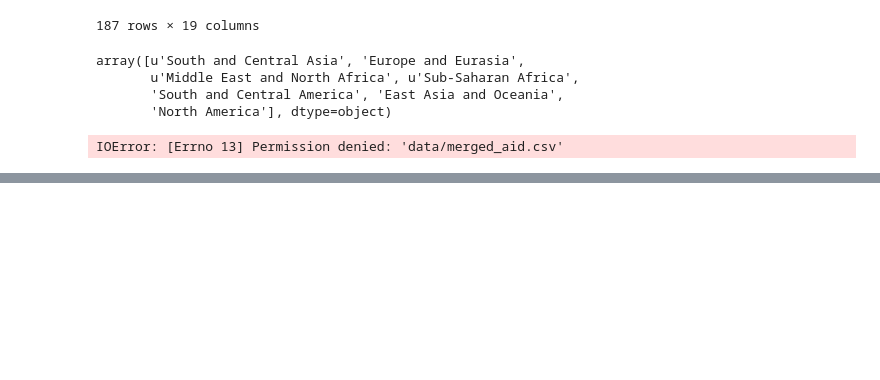
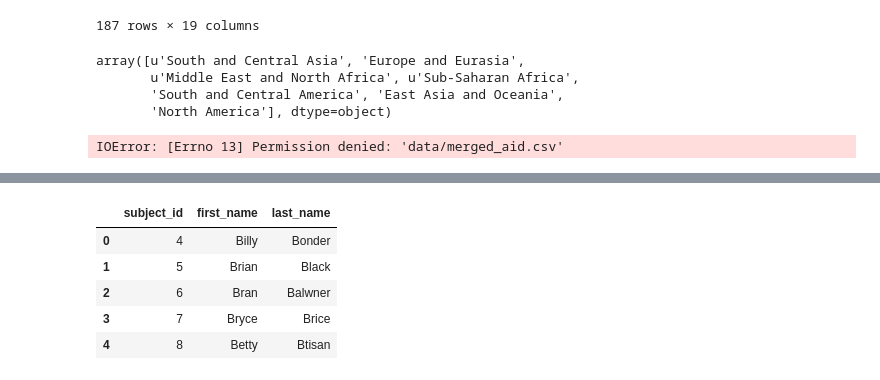
Before and after one commit to ds-proto/ds-proto.github.io, a Jupyter notebook: US_aid.ipynb, the cells around one changed output, grey strips where cells are left out. Cells and saved outputs as stored; diff of their text form; code cells hidden in the pictures; blank space fills up the shorter version.

```diff
--- a/US_aid.ipynb
+++ b/US_aid.ipynb
@@ -438,0 +502,14 @@ IOError: [Errno 13] Permission denied: 'data/merged_aid.csv'
+# %%
+raw_data = {
+        'subject_id': ['4', '5', '6', '7', '8'],
+        'first_name': ['Billy', 'Brian', 'Bran', 'Bryce', 'Betty'],
+        'last_name': ['Bonder', 'Black', 'Balwner', 'Brice', 'Btisan']}
+df_b = pd.DataFrame(raw_data, columns = ['subject_id', 'first_name', 'last_name'])
+df_b
+# %% [output]
+|  | subject_id | first_name | last_name |
+| 0 | 4 | Billy | Bonder |
+| 1 | 5 | Brian | Black |
+| 2 | 6 | Bran | Balwner |
+| 3 | 7 | Bryce | Brice |
+| 4 | 8 | Betty | Btisan |
```
Also changed, not shown: parts of 9 cells of this notebook, 5 other files.
